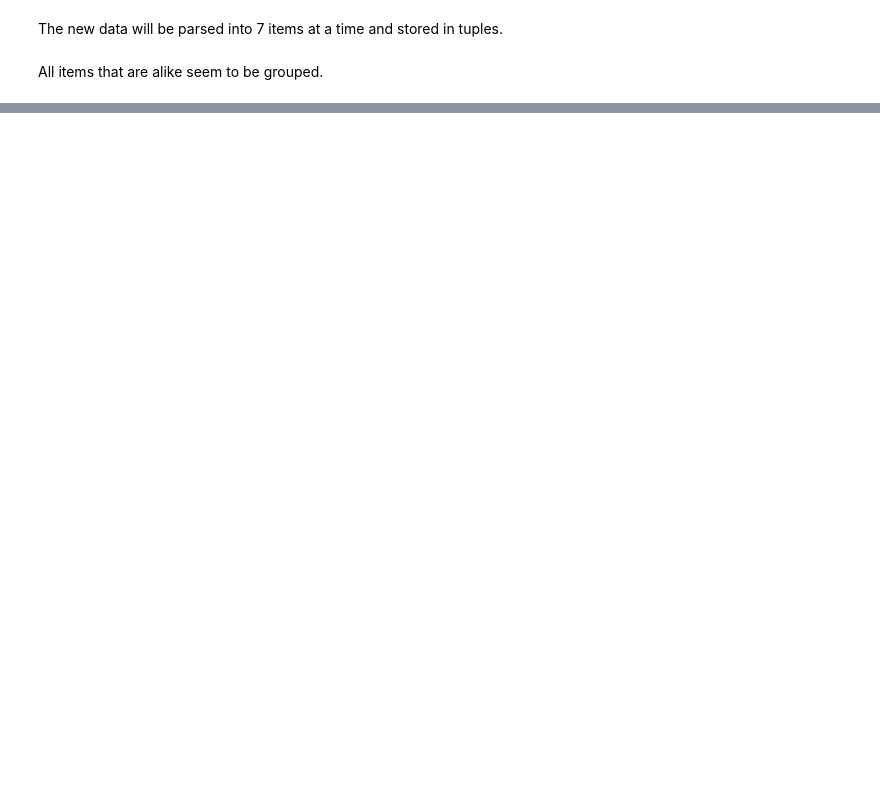
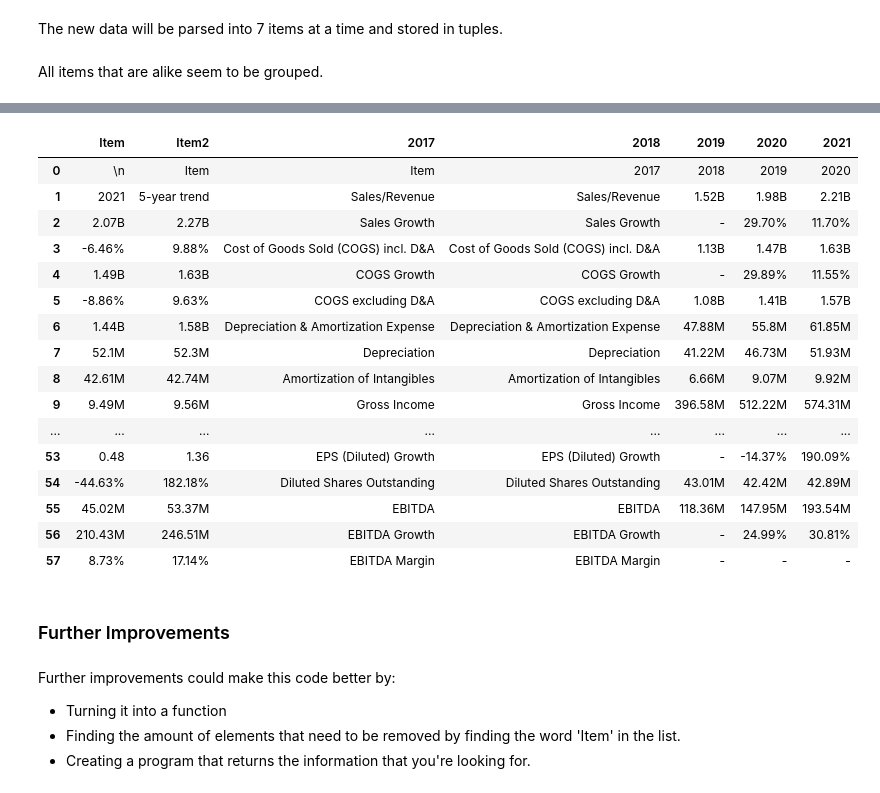
Before and after one commit to jaykayso/glamorgan, a Jupyter notebook: webscraper.ipynb, the cells around one changed output, grey strips where cells are left out. Saved outputs shown, nothing was run; the diff lists cells and outputs as text; code cells hidden in the pictures; blank space fills up the shorter version.

Commit message:
finished basic web scraping and still needs improvements

```diff
--- a/webscraper.ipynb
+++ b/webscraper.ipynb
@@ -159,3 +134,31 @@ Income_st.head()
+# %%
+fin_df.rename(columns ={ 0 : "Item", 1 : "Item2", 2: "2017", 3: "2018", 4: "2019", 5: "2020" , 6: "2021" })
+# %% [output]
+|  | Item | Item2 | 2017 | 2018 | 2019 | 2020 | 2021 |
+| 0 | \n | Item | Item | 2017 | 2018 | 2019 | 2020 |
+| 1 | 2021 | 5-year trend | Sales/Revenue | Sales/Revenue | 1.52B | 1.98B | 2.21B |
+| 2 | 2.07B | 2.27B | Sales Growth | Sales Growth | - | 29.70% | 11.70% |
+| 3 | -6.46% | 9.88% | Cost of Goods Sold (COGS) incl. D&A | Cost of Goods Sold (COGS) incl. D&A | 1.13B | 1.47B | 1.63B |
+| 4 | 1.49B | 1.63B | COGS Growth | COGS Growth | - | 29.89% | 11.55% |
+| 5 | -8.86% | 9.63% | COGS excluding D&A | COGS excluding D&A | 1.08B | 1.41B | 1.57B |
+| 6 | 1.44B | 1.58B | Depreciation & Amortization Expense | Depreciation & Amortization Expense | 47.88M | 55.8M | 61.85M |
+| 7 | 52.1M | 52.3M | Depreciation | Depreciation | 41.22M | 46.73M | 51.93M |
+| 8 | 42.61M | 42.74M | Amortization of Intangibles | Amortization of Intangibles | 6.66M | 9.07M | 9.92M |
+| 9 | 9.49M | 9.56M | Gross Income | Gross Income | 396.58M | 512.22M | 574.31M |
+| ... | ... | ... | ... | ... | ... | ... | ... |
+| 53 | 0.48 | 1.36 | EPS (Diluted) Growth | EPS (Diluted) Growth | - | -14.37% | 190.09% |
+| 54 | -44.63% | 182.18% | Diluted Shares Outstanding | Diluted Shares Outstanding | 43.01M | 42.42M | 42.89M |
+| 55 | 45.02M | 53.37M | EBITDA | EBITDA | 118.36M | 147.95M | 193.54M |
+| 56 | 210.43M | 246.51M | EBITDA Growth | EBITDA Growth | - | 24.99% | 30.81% |
+| 57 | 8.73% | 17.14% | EBITDA Margin | EBITDA Margin | - | - | - |
+# %% [markdown]
+### Further Improvements
+# %% [markdown]
+Further improvements could make this code better by:
+
+- Turning it into a function
+- Finding the amount of elements that need to be removed by finding the word 'Item' in the list.
+- Creating a program that returns the information that you're looking for.
 # %%
 # Enter a stock symbol
 index= "BXC"
```
Also changed, not shown: parts of 9 cells of this notebook.
